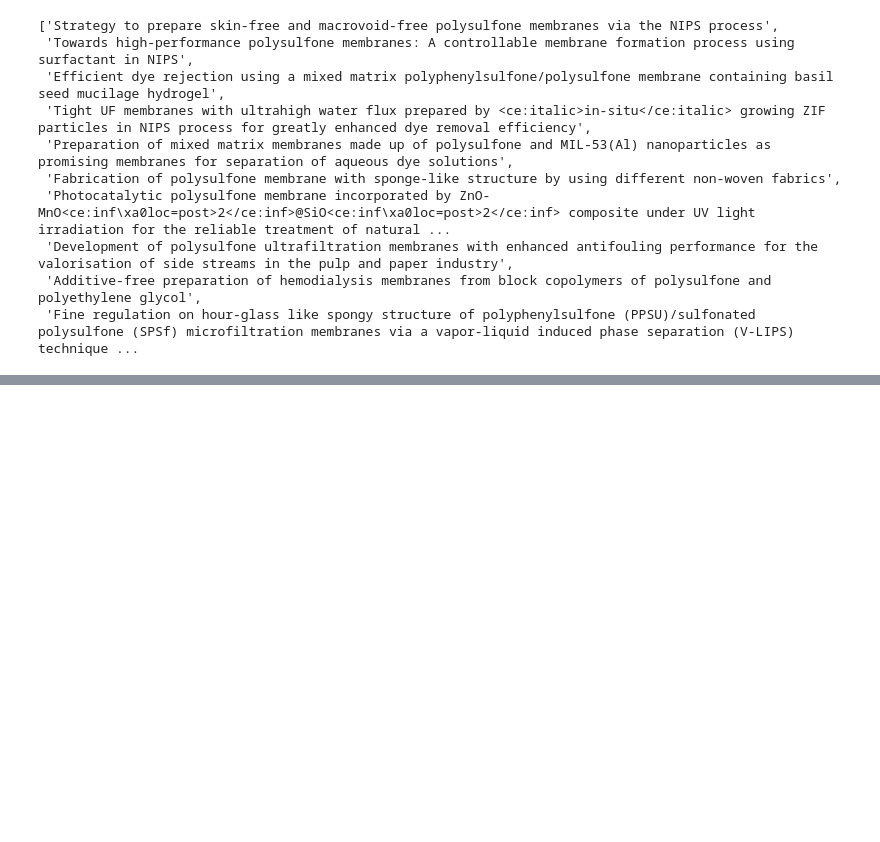
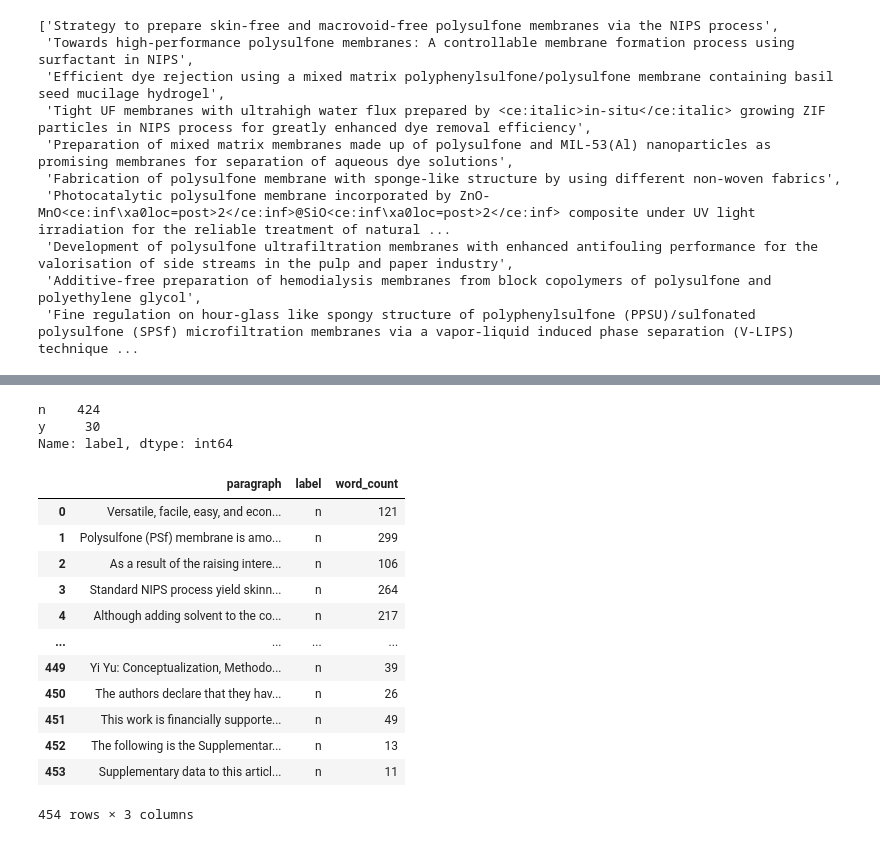
Before and after one commit to Toniaac/Membrane-NLP, a Jupyter notebook: Elsevier API/Elsevier_API_Classify.ipynb, the cells around one changed output, grey strips where cells are left out. Cells and saved outputs as stored; diff of their text form; code cells hidden in the pictures; blank space fills up the shorter version.

```diff
--- a/Elsevier API/Elsevier_API_Classify.ipynb
+++ b/Elsevier API/Elsevier_API_Classify.ipynb
@@ -141,0 +179,22 @@ The confidence levels of the labels are: [Classification<prediction: "Start retu
+# %%
+# Drop the long paragraphs
+example_df = drop_long_para(example_df)
+print(example_df['label'].value_counts())
+example_df
+# %% [output]
+n    424
+y     30
+Name: label, dtype: int64
+|  | paragraph | label | word_count |
+| 0 | Versatile, facile, easy, and econ... | n | 121 |
+| 1 | Polysulfone (PSf) membrane is amo... | n | 299 |
+| 2 | As a result of the raising intere... | n | 106 |
+| 3 | Standard NIPS process yield skinn... | n | 264 |
+| 4 | Although adding solvent to the co... | n | 217 |
+| ... | ... | ... | ... |
+| 449 | Yi Yu: Conceptualization, Methodo... | n | 39 |
+| 450 | The authors declare that they hav... | n | 26 |
+| 451 | This work is financially supporte... | n | 49 |
+| 452 | The following is the Supplementar... | n | 13 |
+| 453 | Supplementary data to this articl... | n | 11 |
+454 rows × 3 columns
```
Also changed, not shown: parts of 14 cells of this notebook, 7 other files.
